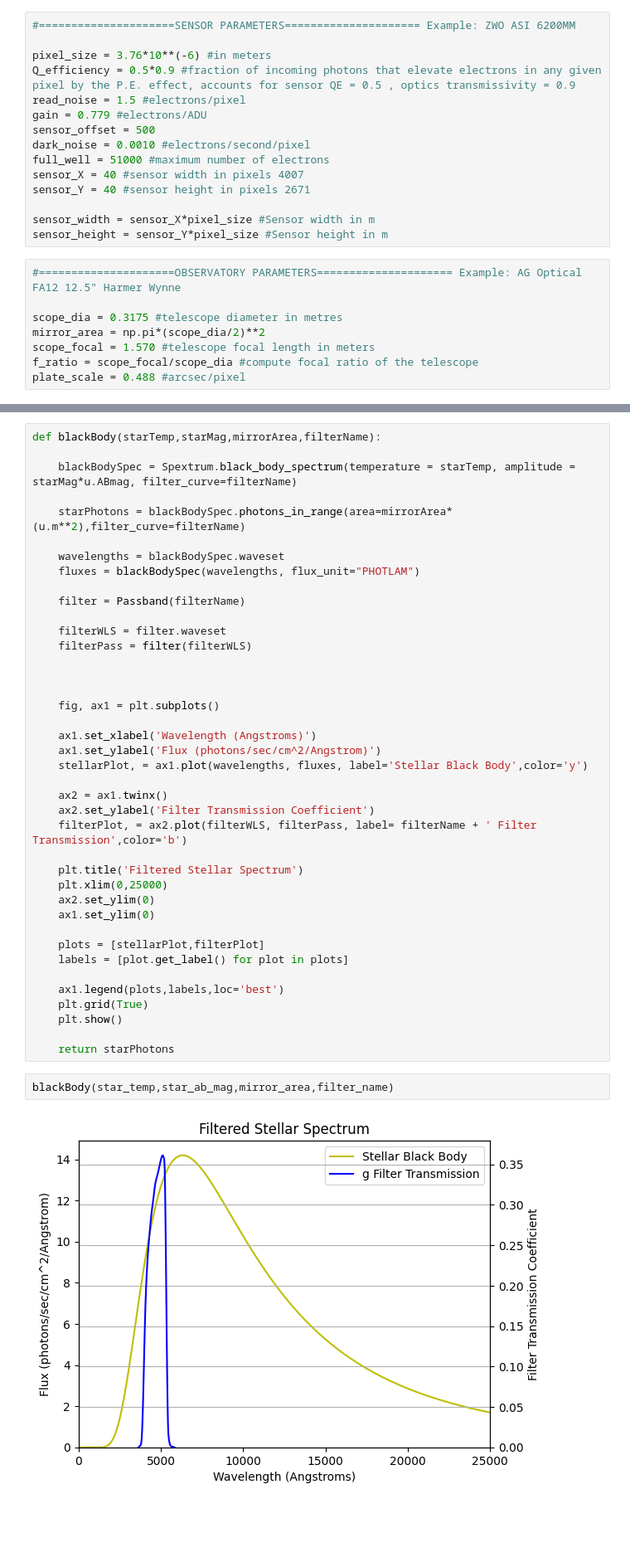
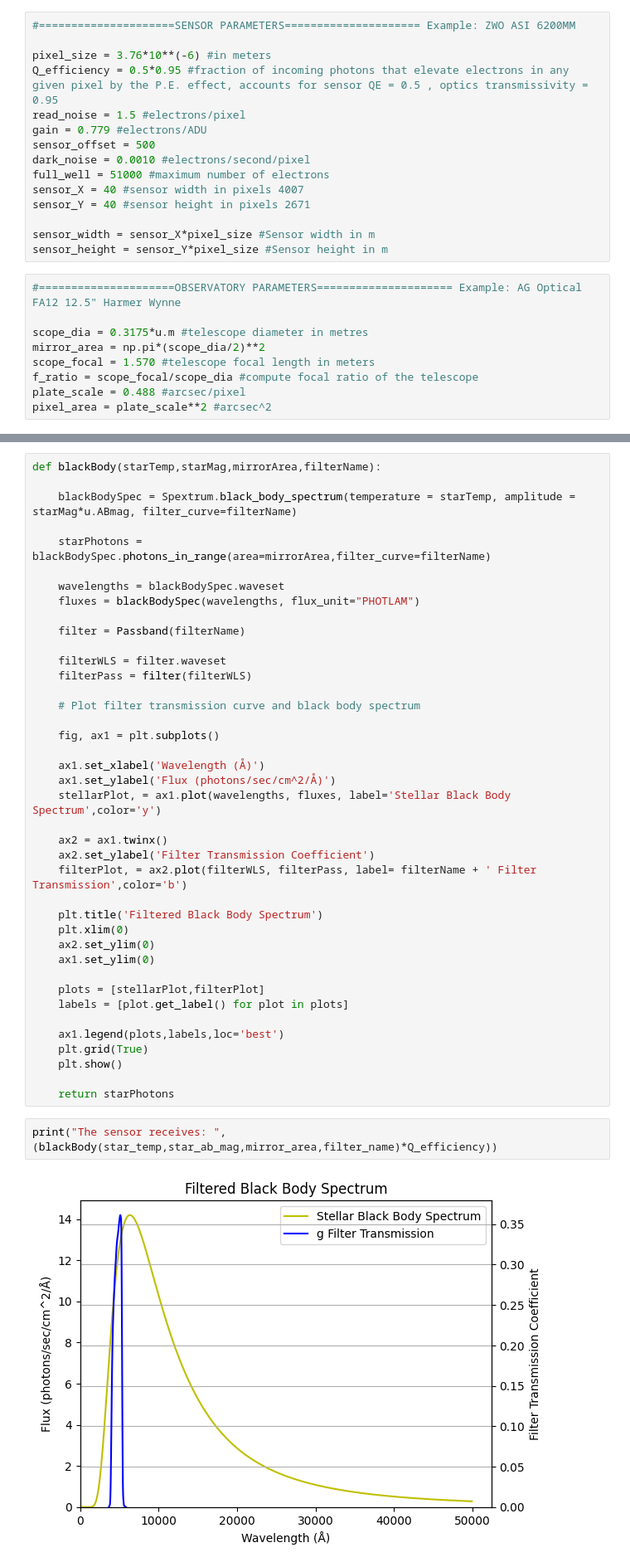
Before and after one commit to RJWier/Glenlea-ETC, a Jupyter notebook: EXPOSURE_TIME_CALCULATOR.ipynb, the cells around one changed output, grey strips where cells are left out. Shown: that part at 83% size. Saved outputs shown, nothing was run; the diff lists cells and outputs as text; blank space fills up the shorter version.

```diff
--- a/EXPOSURE_TIME_CALCULATOR.ipynb
+++ b/EXPOSURE_TIME_CALCULATOR.ipynb
@@ -15,7 +15,7 @@ import astropy.units as u
 #=====================SENSOR PARAMETERS===================== Example: ZWO ASI 6200MM
 
 pixel_size = 3.76*10**(-6) #in meters
-Q_efficiency = 0.5*0.9 #fraction of incoming photons that elevate electrons in any given pixel by the P.E. effect, accounts for sensor QE = 0.5 , optics transmissivity = 0.9
+Q_efficiency = 0.5*0.95 #fraction of incoming photons that elevate electrons in any given pixel by the P.E. effect, accounts for sensor QE = 0.5 , optics transmissivity = 0.95
 read_noise = 1.5 #electrons/pixel
 gain = 0.779 #electrons/ADU
 sensor_offset = 500
@@ -29,9 +29,10 @@ sensor_height = sensor_Y*pixel_size #Sensor height in m
 # %%
 #=====================OBSERVATORY PARAMETERS===================== Example: AG Optical FA12 12.5" Harmer Wynne
 
-scope_dia = 0.3175 #telescope diameter in metres
+scope_dia = 0.3175*u.m #telescope diameter in metres
 mirror_area = np.pi*(scope_dia/2)**2
 scope_focal = 1.570 #telescope focal length in meters
 f_ratio = scope_focal/scope_dia #compute focal ratio of the telescope
 plate_scale = 0.488 #arcsec/pixel
+pixel_area = plate_scale**2 #arcsec^2
 # %%
@@ -88,7 +87,7 @@ def blackBody(starTemp,starMag,mirrorArea,filterName):
 
     blackBodySpec = Spextrum.black_body_spectrum(temperature = starTemp, amplitude = starMag*u.ABmag, filter_curve=filterName)
 
-    starPhotons = blackBodySpec.photons_in_range(area=mirrorArea*(u.m**2),filter_curve=filterName)
+    starPhotons = blackBodySpec.photons_in_range(area=mirrorArea,filter_curve=filterName)
 
     wavelengths = blackBodySpec.waveset
     fluxes = blackBodySpec(wavelengths, flux_unit="PHOTLAM")
@@ -98,20 +97,20 @@ def blackBody(starTemp,starMag,mirrorArea,filterName):
     filterWLS = filter.waveset
     filterPass = filter(filterWLS)
 
-
+    # Plot filter transmission curve and black body spectrum
 
     fig, ax1 = plt.subplots()
 
-    ax1.set_xlabel('Wavelength (Angstroms)')
-    ax1.set_ylabel('Flux (photons/sec/cm^2/Angstrom)')
-    stellarPlot, = ax1.plot(wavelengths, fluxes, label='Stellar Black Body',color='y')
+    ax1.set_xlabel('Wavelength (Å)')
+    ax1.set_ylabel('Flux (photons/sec/cm^2/Å)')
+    stellarPlot, = ax1.plot(wavelengths, fluxes, label='Stellar Black Body Spectrum',color='y')
 
     ax2 = ax1.twinx()
     ax2.set_ylabel('Filter Transmission Coefficient')
     filterPlot, = ax2.plot(filterWLS, filterPass, label= filterName + ' Filter Transmission',color='b')
 
-    plt.title('Filtered Stellar Spectrum')
-    plt.xlim(0,25000)
+    plt.title('Filtered Black Body Spectrum')
+    plt.xlim(0)
     ax2.set_ylim(0)
     ax1.set_ylim(0)
 
@@ -124,6 +123,6 @@ def blackBody(starTemp,starMag,mirrorArea,filterName):
 
     return starPhotons
 # %%
-blackBody(star_temp,star_ab_mag,mirror_area,filter_name)
+print("The sensor receives: ",(blackBody(star_temp,star_ab_mag,mirror_area,filter_name)*Q_efficiency))
 # %% [output]
-[figure, old version]
+[figure, new version]
```
Also changed, not shown: parts of 16 cells of this notebook.
